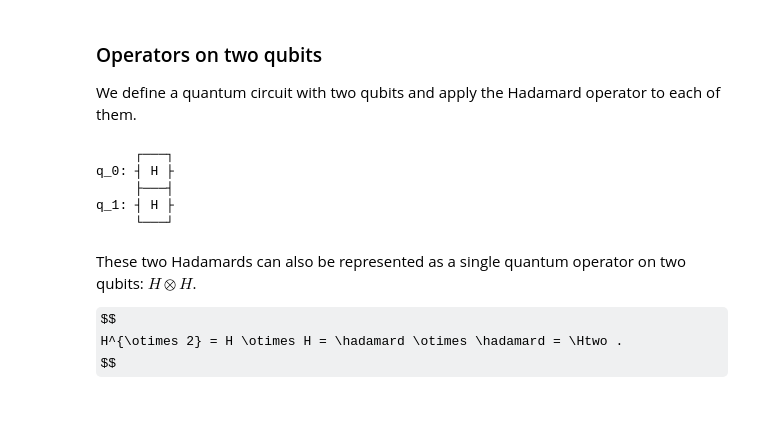
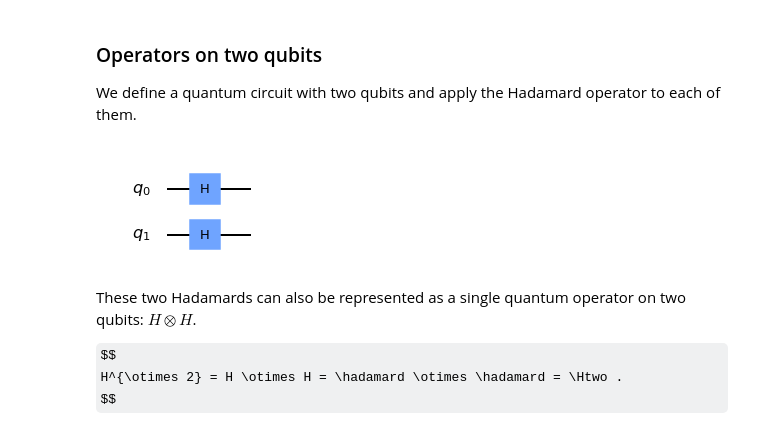
Before and after one commit to aamirshahx/quantum-coursework, a Jupyter notebook: Week1/basics-of-quantum-computing-master/bronze/B50_Two_Qubits.ipynb, the cells around one changed output. Drawn from its saved outputs; the diff is of its cells as text; code cells hidden in the pictures; some formulas as TeX source.

```diff
--- a/Week1/basics-of-quantum-computing-master/bronze/B50_Two_Qubits.ipynb
+++ b/Week1/basics-of-quantum-computing-master/bronze/B50_Two_Qubits.ipynb
@@ -83,20 +86,16 @@ We define a quantum circuit with two qubits and apply the Hadamard operator to e
 # %%
 from qiskit import QuantumCircuit
 
 # remark the coincise representation of a quantum circuit
 qc = QuantumCircuit(2)
 
 qc.h(0)
 qc.h(1)
 
 #output='mpl'
-qc.draw()
+qc.draw(output='mpl')
 # %% [output]
-     ┌───┐
-q_0: ┤ H ├
-     ├───┤
-q_1: ┤ H ├
-     └───┘
+[figure, added]
 # %% [markdown]
 These two Hadamards can also be represented as a single quantum operator on two qubits: $ H \otimes H $.
 
```
Also changed, not shown: parts of 11 cells of this notebook, 5 other files.
